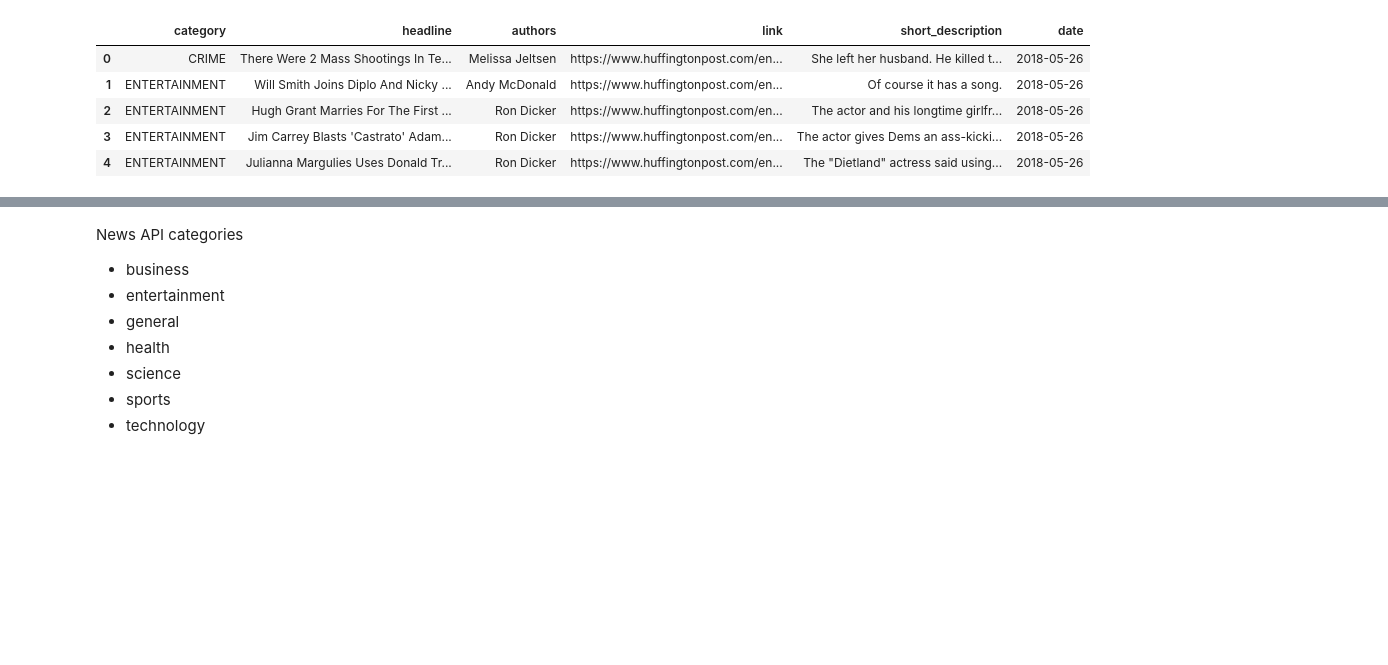
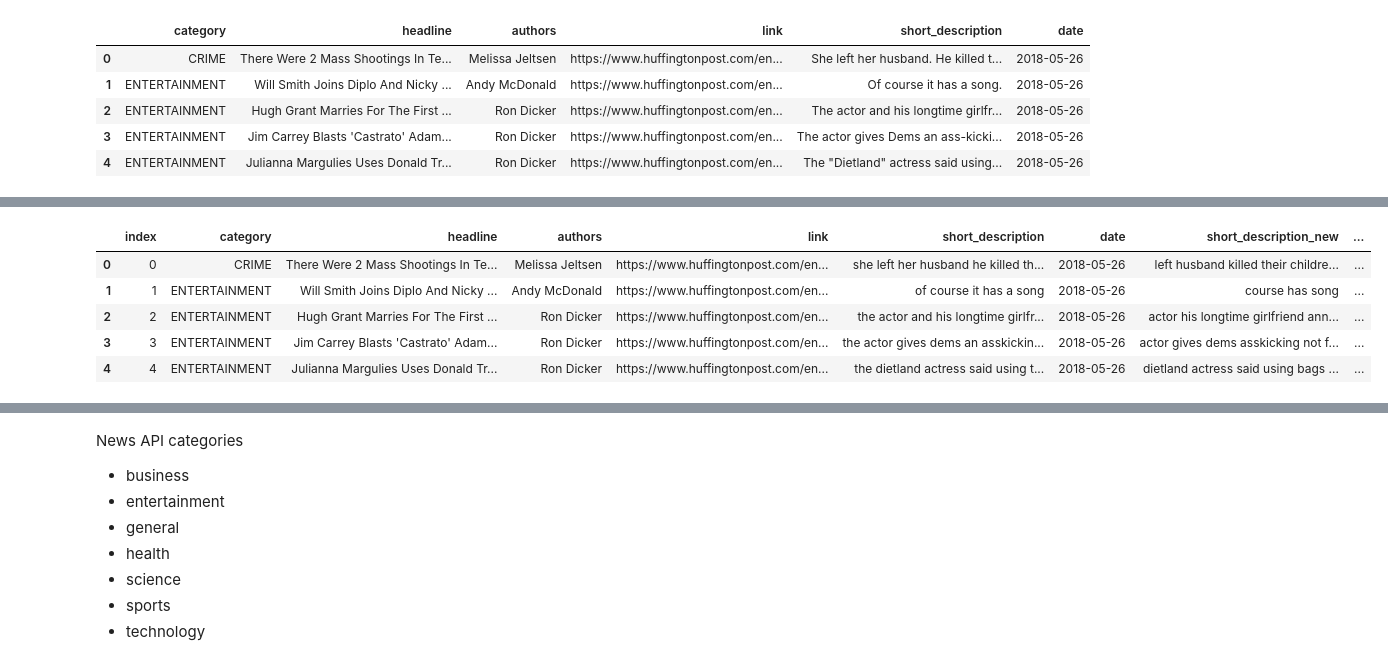
Before and after one commit to ZenAcar/Automated_News_Sentiment_Categorization_MachineLearning_Methods, a Jupyter notebook: GensimTextAnalytics.ipynb, the cells around one changed output, grey strips where cells are left out. Saved outputs shown, nothing was run; the diff lists cells and outputs as text; code cells hidden in the pictures; blank space fills up the shorter version.

Commit message:
label added

```diff
--- a/GensimTextAnalytics.ipynb
+++ b/GensimTextAnalytics.ipynb
@@ -22,0 +48,18 @@ df.head()
+# %%
+remove_words = ['i', 'your', 'you', 'on', 'with', 'and', 'have', 'the', 'to', 'in', 'for', 'that', 'had', 'be', 'a', 'year'
+               'it', 'may', 'one', 'as', 'if', 'is', 'via', 'this', 'will', 'david', 'jenni', 'im', 'susan', 'it', 'up',
+               'angelica', 'hi', 'hello', 'we', 'our', 'all', 'kelli', 'yes', 'gavin', 'our', 'were', 'of', 'can', 'at',
+               'any', 'by', 'also', 'joe', 'ronnie', 'morning', 'evening', 'good', 'what', 'okay', 'ok', 'are', 'us', 'my',
+               'th', 'st', 'nd', 'rd', 'was', 'there', 'then', 'lee', 'out', 'or', 'so','alan', 'from','unfortunately',
+               'alason', 'but', 'youre', 'does', 'heres', 'little', 'more', 'set', 'br', 'dr', 'ave', 'here', 'about', 'an',
+               'let', 'know', 'than', 'then', 'no', 'why', 'way', 'every', 'thats', 'taken', 'today', 'way', 'id', 'isnt',
+               'only', 'bay', 'me', 'when', 'want', 'end', 'month', 'do', 'til', 'get', 'back', 'thanks', 'bonnie', 'woodal',
+               'off', 'drive', 'michell','and', 'he','she', 'her','just']
+# %%
+def apply_remove_words_to_texts():
+    pat = r'\b(?:{})\b'.format('|'.join(remove_words))
+    df["short_description_new"] = df['short_description'].str.replace(pat, '')
+    df["short_description_new"] = df['short_description_new'].str.strip()
+    return df
+# %%
+df = apply_remove_words_to_texts()
@@ -23,3 +77,31 @@ df.head()
+# %%
+analyzer = SentimentIntensityAnalyzer()
+overall_sentiment = []
+
+for art in df['short_description_new']:
+    sentiment_dict=analyzer.polarity_scores(art)
+    #print("Overall sentiment dictionary is : ", sentiment_dict)
+    #print("sentence was rated as ", sentiment_dict['neg']*100, "% Negative")
+    #print("sentence was rated as ", sentiment_dict['neu']*100, "% Neutral")
+    #print("sentence was rated as ", sentiment_dict['pos']*100, "% Positive")
+    #print("Sentence Overall Rated As", end = " ")
+    if sentiment_dict['compound'] >= 0.05 :
+        overall_sentiment.append("Positive")
+    elif sentiment_dict['compound'] <= - 0.05 :
+        overall_sentiment.append("Negative")
+    else :
+        overall_sentiment.append("Neutral")
+
+df['label'] = overall_sentiment
+# %%
+df.head()
+# %% [output]
+|  | index | category | headline | authors | link | short_description | date | short_description_new | ... |
+| 0 | 0 | CRIME | There Were 2 Mass Shootings In Te... | Melissa Jeltsen | https://www.huffingtonpost.com/en... | she left her husband he killed th... | 2018-05-26 | left husband killed their childre... | ... |
+| 1 | 1 | ENTERTAINMENT | Will Smith Joins Diplo And Nicky ... | Andy McDonald | https://www.huffingtonpost.com/en... | of course it has a song | 2018-05-26 | course has song | ... |
+| 2 | 2 | ENTERTAINMENT | Hugh Grant Marries For The First ... | Ron Dicker | https://www.huffingtonpost.com/en... | the actor and his longtime girlfr... | 2018-05-26 | actor his longtime girlfriend ann... | ... |
+| 3 | 3 | ENTERTAINMENT | Jim Carrey Blasts 'Castrato' Adam... | Ron Dicker | https://www.huffingtonpost.com/en... | the actor gives dems an asskickin... | 2018-05-26 | actor gives dems asskicking not f... | ... |
+| 4 | 4 | ENTERTAINMENT | Julianna Margulies Uses Donald Tr... | Ron Dicker | https://www.huffingtonpost.com/en... | the dietland actress said using t... | 2018-05-26 | dietland actress said using bags ... | ... |
 # %%
 df['category'].value_counts()
 # %% [output]
```
Also changed, not shown: parts of 24 cells of this notebook, 1 other file.
